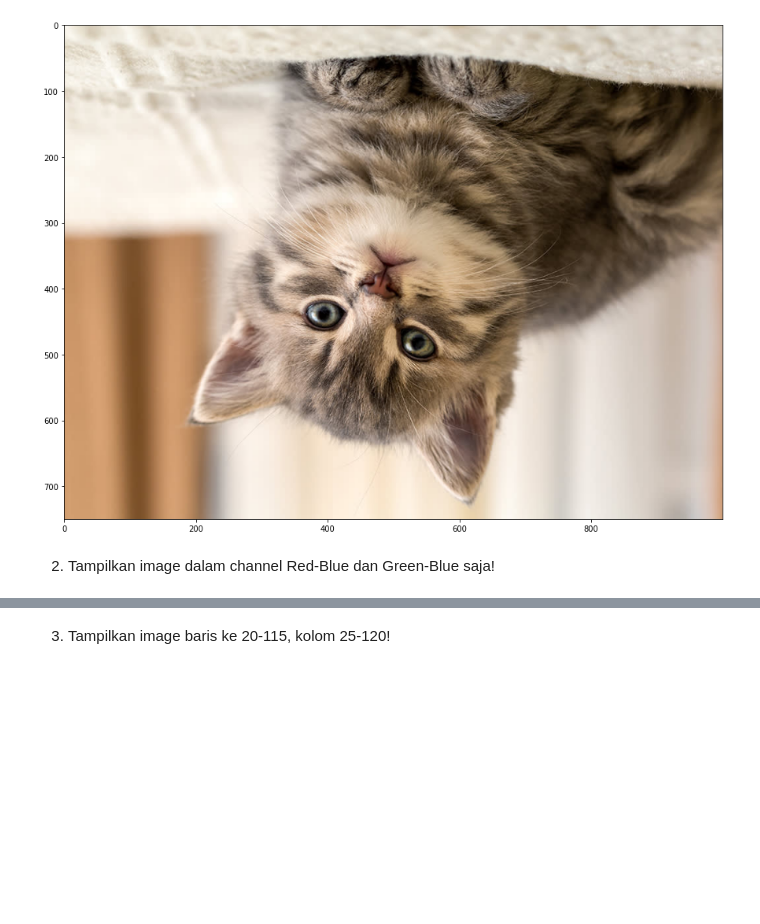
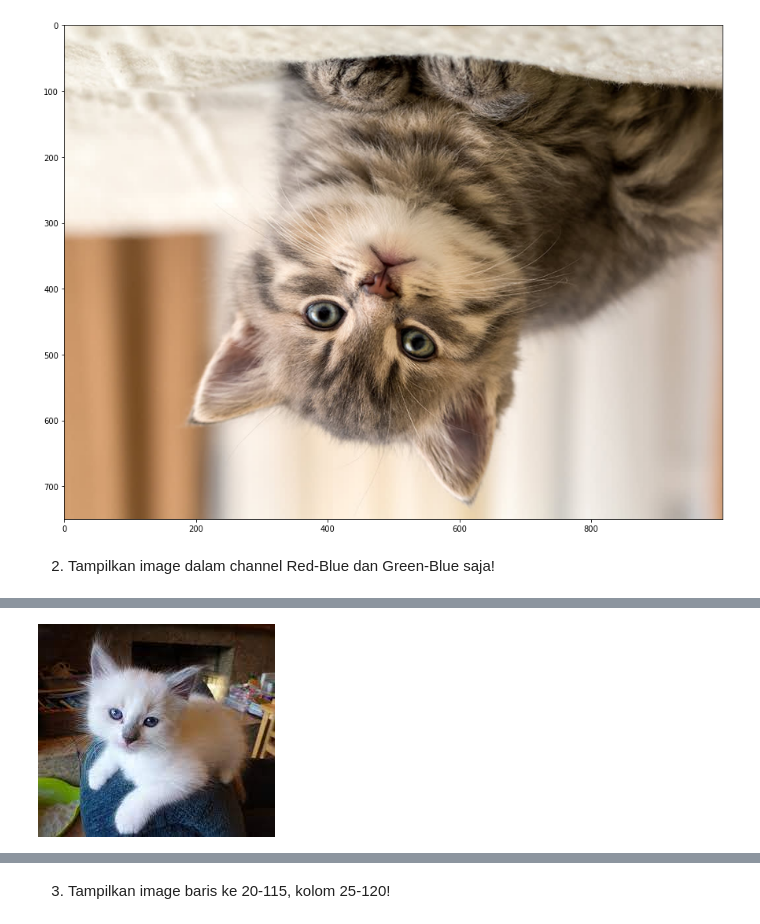
Before and after one commit to vinkharisma/PCVK_Genap_2023, a Jupyter notebook: Week2.ipynb, the cells around one changed output, grey strips where cells are left out. Drawn from its saved outputs; the diff is of its cells as text; code cells hidden in the pictures; blank space fills up the shorter version.

```diff
--- a/Week2.ipynb
+++ b/Week2.ipynb
@@ -210,0 +257,7 @@ ax.imshow(img5)
+# %%
+# cv ke cv
+img = cv.imread('/content/drive/MyDrive/PCVK/Images/kitten1.jpeg')
+
+cv2_imshow(img);
+# %% [output]
+[figure, added]
```
Also changed, not shown: parts of 21 cells of this notebook.
